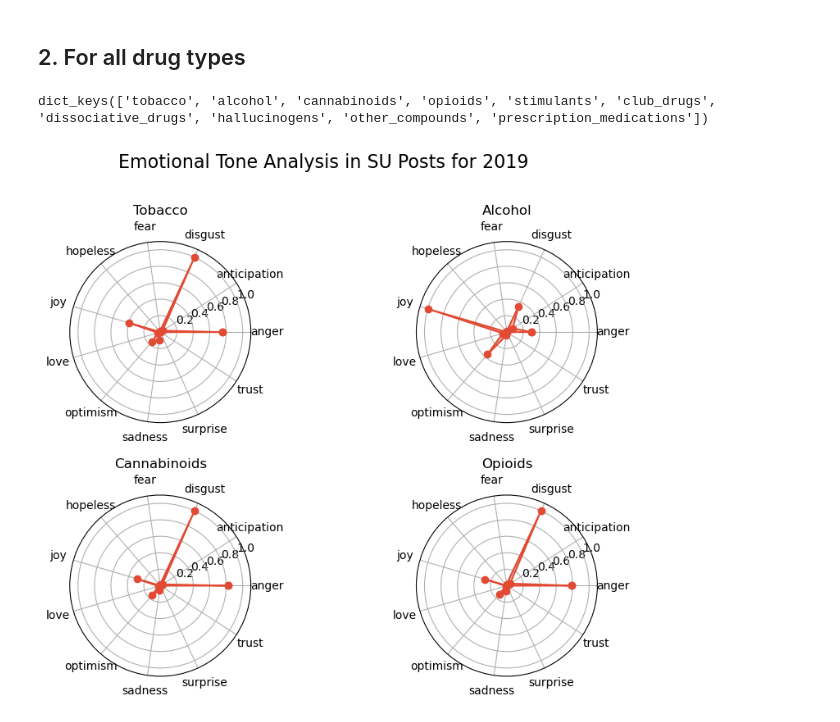
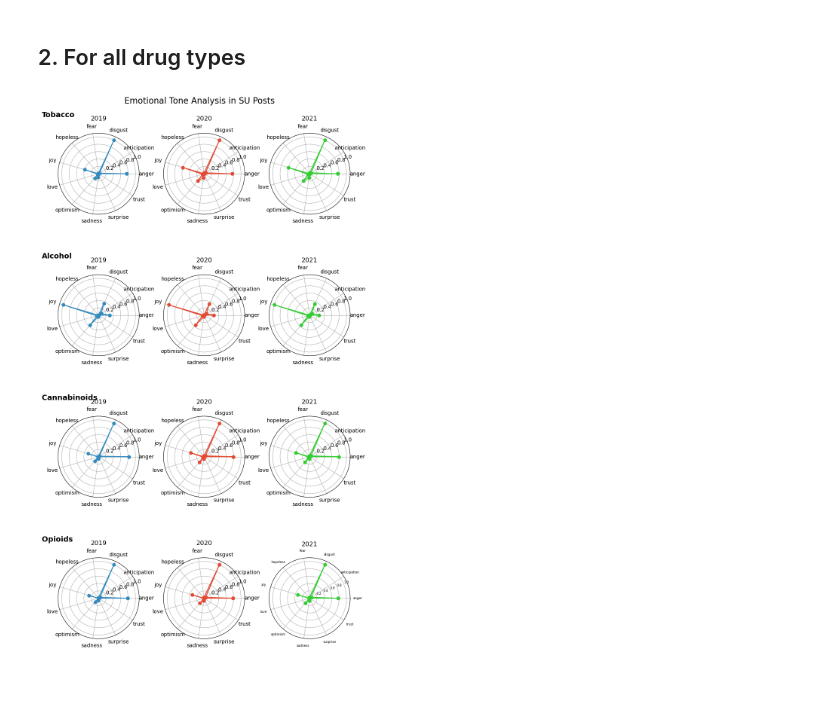
Before and after one commit to JulinaM/DemographicAnalysis, a Jupyter notebook: Emotion_Analysis.ipynb, the cells around one changed output. Cells and saved outputs as stored; diff of their text form; code cells hidden in the pictures; blank space fills up the shorter version.

Commit message:
emotion generated for 3 years at a time

```diff
--- a/Emotion_Analysis.ipynb
+++ b/Emotion_Analysis.ipynb
@@ -206,7 +206,6 @@ def plot_all_trends(data, main_title, filename):
     for j in range(len(params), len(axs)):
         fig.delaxes(axs[j])
 
-    plt.subplots_adjust(top=0.95)
     fig.suptitle(main_title, fontsize=16)
     plt.subplots_adjust(wspace=0.2,hspace=0.3, top=0.90)
 
@@ -234,14 +233,13 @@ drugs_map = {
             'prescription_medications' : 'Prescription Medications'
 }
 # %%
-def plot_radar(ax, values):
-    red_rgb = '#E24A33'
+def plot_radar(ax, values, color):
     feature = ['anger', 'anticipation', 'disgust', 'fear', 'hopeless', 'joy', 'love', 'optimism', 'sadness', 'surprise', 'trust']
     N= len(feature)
 
     angles = np.linspace(0, 2 * np.pi, N, endpoint=False).tolist()
-    ax.plot(angles + angles[:1], values + values[:1], color=red_rgb, marker= 'o', markersize=6)
-    ax.fill(angles + angles[:1], values + values[:1], alpha=0.25, color=red_rgb)
+    ax.plot(angles + angles[:1], values + values[:1], color=color, marker= 'o', markersize=6)
+    ax.fill(angles + angles[:1], values + values[:1], alpha=0.25, color=color)
     ax.set_ylim(0.0, 1.1)
 
     ax.set_thetagrids(np.degrees(angles), feature)
@@ -251,34 +249,33 @@ def plot_radar(ax, values):
     # ax.legend(loc='upper left', bbox_to_anchor=(1.15,1), ncol=1, frameon=True, fancybox=True, shadow=False, fontsize=8)
     # ax.legend(None)
 # %%
-def plot_by_drug_types(data, main_title, year, drug_cols):
-    fig, axs = plt.subplots(5, 2, figsize=(10, 18), subplot_kw={'polar': True})  # Adjust the grid size (3x2) and figure size as needed
-    axs = axs.flatten()
-
+def plot_by_drug_types(all_data, main_title, filename, drug_cols):
+    fig, axs = plt.subplots(len(drug_cols), len(all_data), figsize=(10, 16), subplot_kw={'polar': True})
+    red_rgb = '#E24A33'
+    blue_rgb = '#348ABD'
+    green_rgb = '#32CD32'
+    colors =[blue_rgb, red_rgb, green_rgb]
+    years = [2019, 2020, 2021]
+    for j, year_data in enumerate(all_data):
+        for i, d in enumerate(drug_cols):
+            ax = axs[i, j]
+            df = year_data[year_data['drug_type']==d][['anger', 'anticipation', 'disgust', 'fear', 'hopeless', 'joy', 'love', 'optimism', 'sadness', 'surprise', 'trust']].sum()
+            numbers_array = np.array(df)
+            normalized_numbers = (numbers_array - numbers_array.min()) / (numbers_array.max() - numbers_array.min())
+            normalized_list = normalized_numbers.tolist()
+            plot_radar(ax, normalized_list, colors[j])
+            ax.set_title(f'{years[j]}', fontsize=12)
+            # ax.text(0.1, 0.05, f'{drugs_map[d]}', fontsize=12, fontweight='bold')
     for i, d in enumerate(drug_cols):
-        df = data[data['drug_type']==d][['anger', 'anticipation', 'disgust', 'fear', 'hopeless', 'joy', 'love', 'optimism', 'sadness', 'surprise', 'trust']].sum()
-        numbers_array = np.array(df)
-        normalized_numbers = (numbers_array - numbers_array.min()) / (numbers_array.max() - numbers_array.min())
-        normalized_list = normalized_numbers.tolist()
-        plot_radar(axs[i], normalized_list)
-        axs[i].set_title(f'{drugs_map[d]}', fontsize=12)
+        axs[i, 0].text(-0.2, 1.2, f'{drugs_map[d]}', fontsize=14, fontweight='bold', transform=axs[i, 0].transAxes)
 
     for j in range(len(drug_cols), len(axs)):
         fig.delaxes(axs[j])
-
-    plt.subplots_adjust(top=0.95)
     fig.suptitle(main_title, fontsize=16)
-    plt.subplots_adjust(hspace=0.4, top=0.92)
-
-    plt.savefig(year+'_radar_plots.png', bbox_inches='tight')
+    plt.subplots_adjust(wspace = 0.3, hspace=0.2, top=0.95, bottom=0.05)
+    plt.savefig(filename+'_00_radar_plots.png', bbox_inches='tight')
     plt.show()
 # %%
-drugs_map.keys()
+plot_by_drug_types([df_2019, df_2020, df_2021], f'Emotional Tone Analysis in SU Posts', 'I',  ['tobacco', 'alcohol', 'cannabinoids', 'opioids'])
 # %% [output]
-dict_keys(['tobacco', 'alcohol', 'cannabinoids', 'opioids', 'stimulants', 'club_drugs', 'dissociative_drugs', 'hallucinogens', 'other_compounds', 'prescription_medications'])
+[figure, added]
-# %%
-y =2019
-plot_by_drug_types(df_2019, f'Emotional Tone Analysis in SU Posts for {y}',f'{y}_I', ['tobacco', 'alcohol', 'cannabinoids', 'opioids'])
-plot_by_drug_types(df_2019, f'Emotional Tone Analysis in SU Posts for {y}',f'{y}_II', [ 'stimulants', 'club_drugs','dissociative_drugs', 'hallucinogens', 'other_compounds', 'prescription_medications'])
-# %% [output]
-[figure, removed]
```
Also changed, not shown: parts of 2 cells of this notebook.
